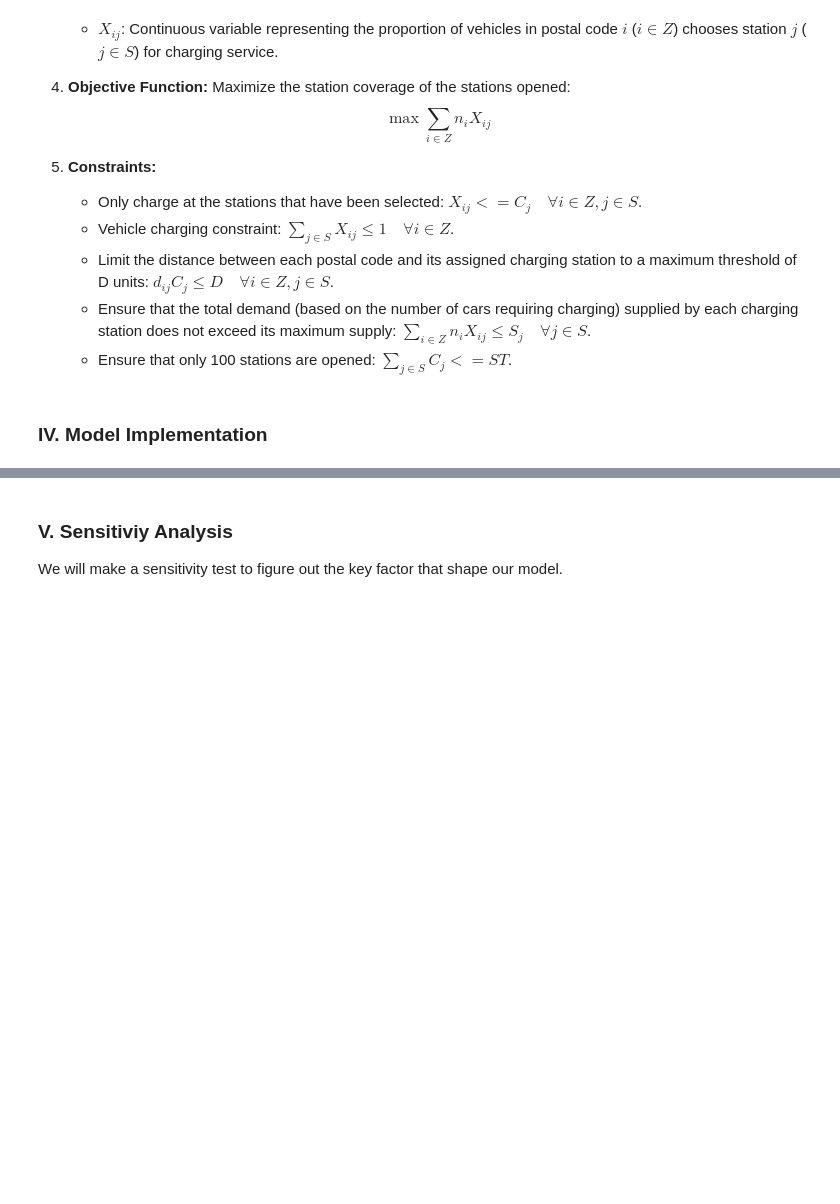
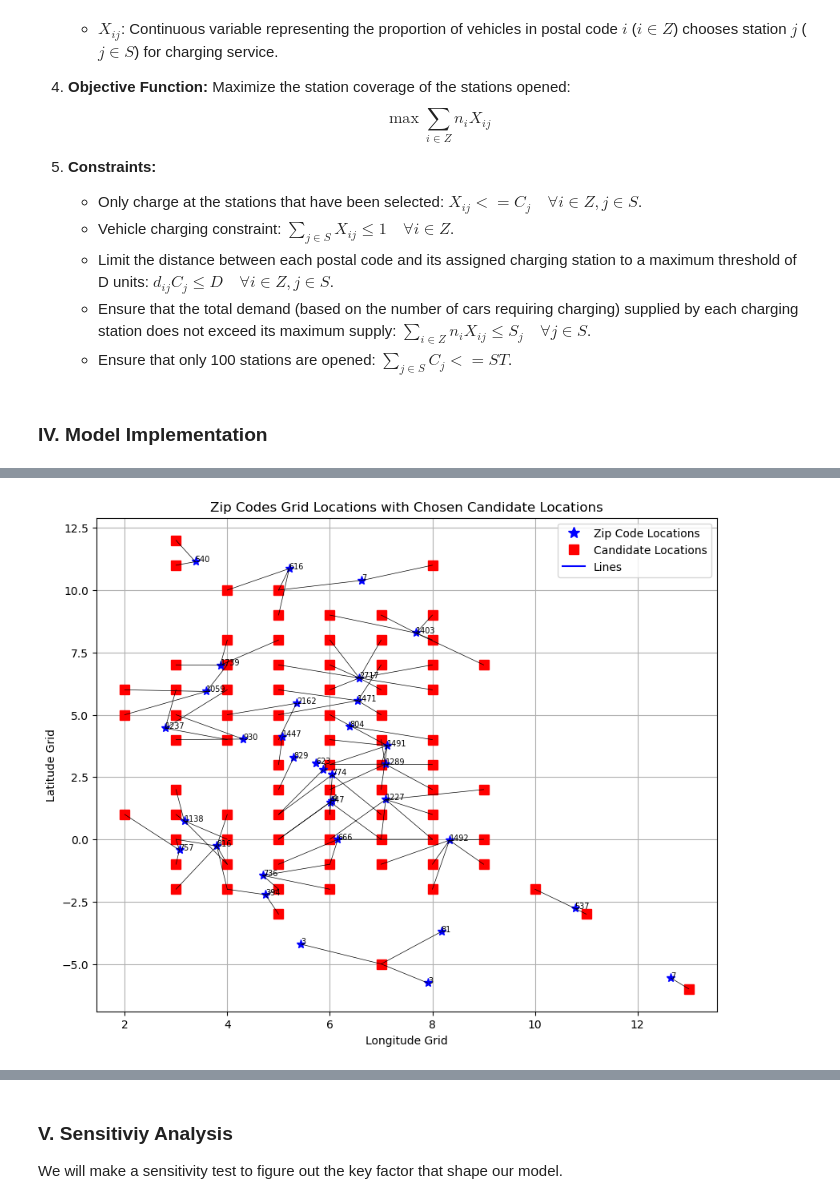
Before and after one commit to lqminhhh/Charging-Location-Optimization, a Jupyter notebook: Final.ipynb, the cells around one changed output, grey strips where cells are left out. Saved outputs shown, nothing was run; the diff lists cells and outputs as text; code cells hidden in the pictures; blank space fills up the shorter version.

```diff
--- a/Final.ipynb
+++ b/Final.ipynb
@@ -355,3 +368,38 @@ plt.show()
+# %%
+# Select the chosen candidate locations after optimizing using Gurobi
+chosen_locations = {idx: (i, j) for idx, (i, j) in candidate_grid_locations.items() if idx in result}
+
+# Plot grid locations
+plt.figure(figsize=(10, 8))
+
+# Plot candidate locations (red points)
+for candidate, (lon_idx, lat_idx) in chosen_locations.items():
+    plt.plot(lon_idx, lat_idx, 'rs', markersize=8, label='Candidate Locations')
+
+# Plot zip code locations (blue stars)
+for zipcode, (lon_idx, lat_idx) in grid_locations.items():
+    plt.plot(lon_idx, lat_idx, 'b*', markersize=8, label='Zip Code Locations')
+    plt.text(lon_idx, lat_idx, n[zipcode], fontsize=7)
+
+# Plot lines connecting candidate and zip code locations
+for zipcode, candidate in ck:
+    if round(X_var[(zipcode, candidate)].X, 2) > 0:
+        plt.plot([chosen_locations[candidate][0], grid_locations[zipcode][0]],
+                 [chosen_locations[candidate][1], grid_locations[zipcode][1]],
+                 linestyle='-', color='black', linewidth=0.5, label='Assigned Stations')
+
+plt.title('Zip Codes Grid Locations with Chosen Candidate Locations')
+plt.xlabel('Longitude Grid')
+plt.ylabel('Latitude Grid')
+handles = [plt.Line2D([], [], marker='*', color='blue', linestyle='None', markersize=10),
+           plt.Line2D([], [], marker='s', color='red', linestyle='None', markersize=8),
+           plt.Line2D([], [], linestyle='-', color='blue')]
+labels = ['Zip Code Locations', 'Candidate Locations', 'Lines']
+plt.legend(handles, labels)
+plt.grid(True)
+plt.show()
+# %% [output]
+[figure, added]
 # %%
 result_table = []
 for (i, j) in ck:
```
Also changed, not shown: parts of 8 cells of this notebook.
